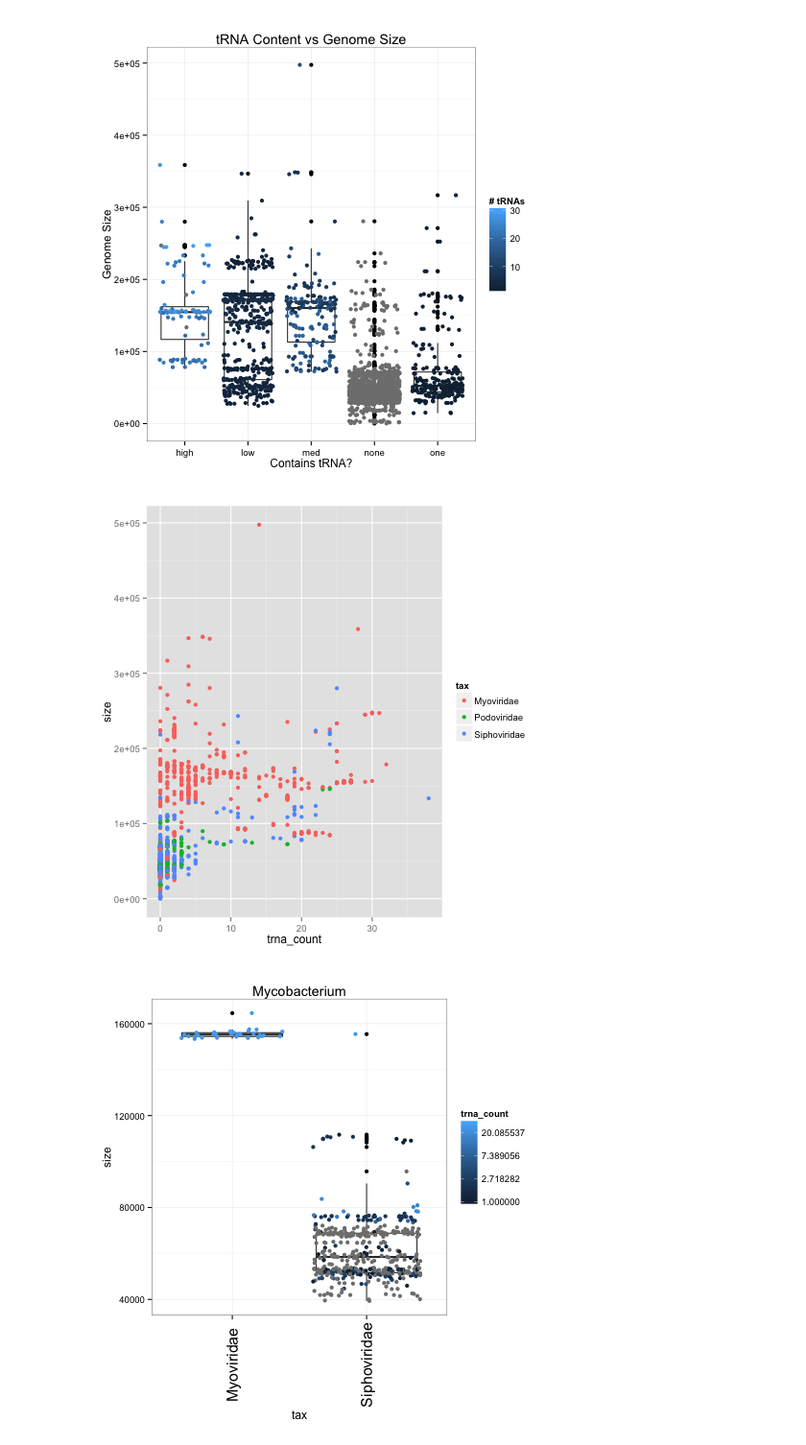
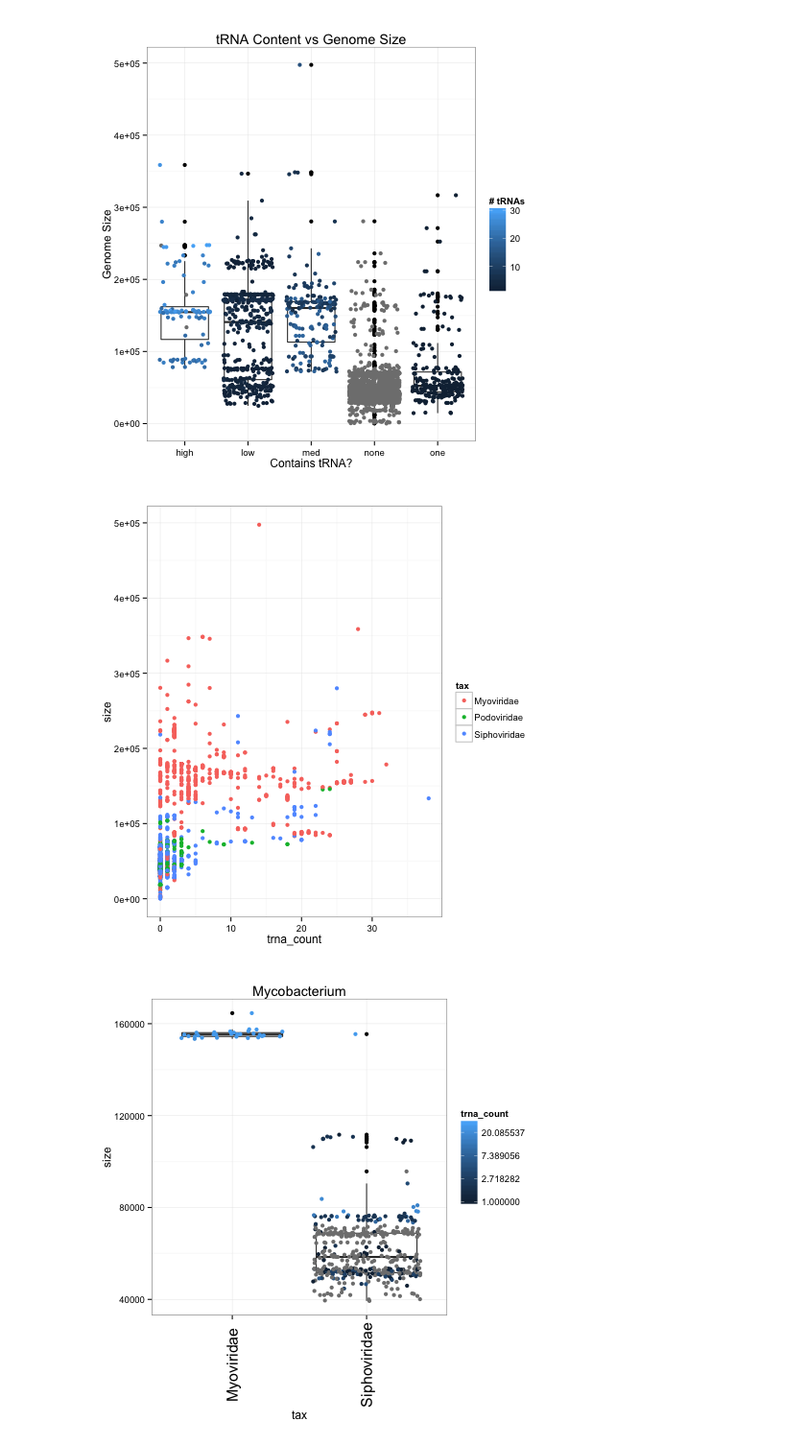
Before and after one commit to juliambrosman/tRNA_info, a Jupyter notebook: BulkAnalysis.ipynb, the cells around one changed output. Shown at 96% size. Saved outputs shown, nothing was run; the diff lists cells and outputs as text; code cells hidden in the pictures.

```diff
--- a/BulkAnalysis.ipynb
+++ b/BulkAnalysis.ipynb
@@ -194,9 +212,10 @@ mean of x mean of y
 [figure]
 # %%
 %%R
-svtr<-ggplot(caudos, aes(trna_count, size))+geom_point(aes(color=tax))
+#plot size versus tRNA:
+svtr<-ggplot(caudos, aes(trna_count, size))+geom_point(aes(color=tax))+theme_bw()
 plot(svtr)
 # %% [output]
-[figure, old version]
+[figure, new version]
 # %%
 %%R
```
Also changed, not shown: parts of 26 cells of this notebook, 2 other files.
